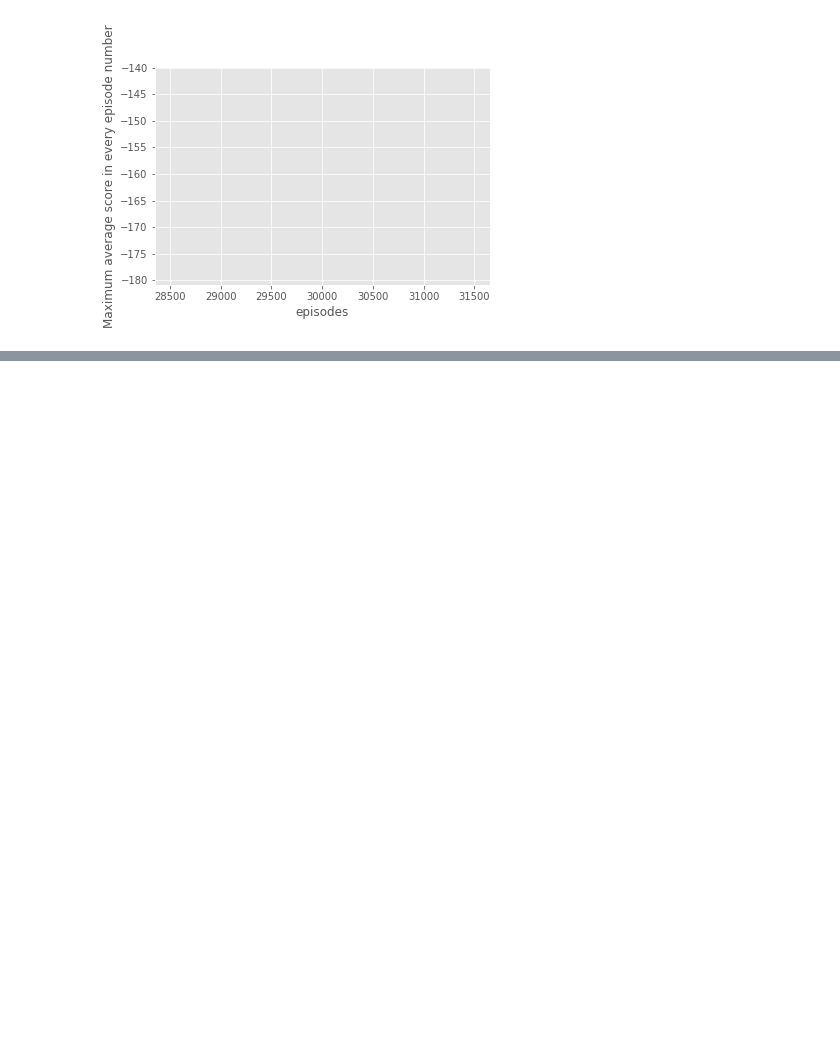
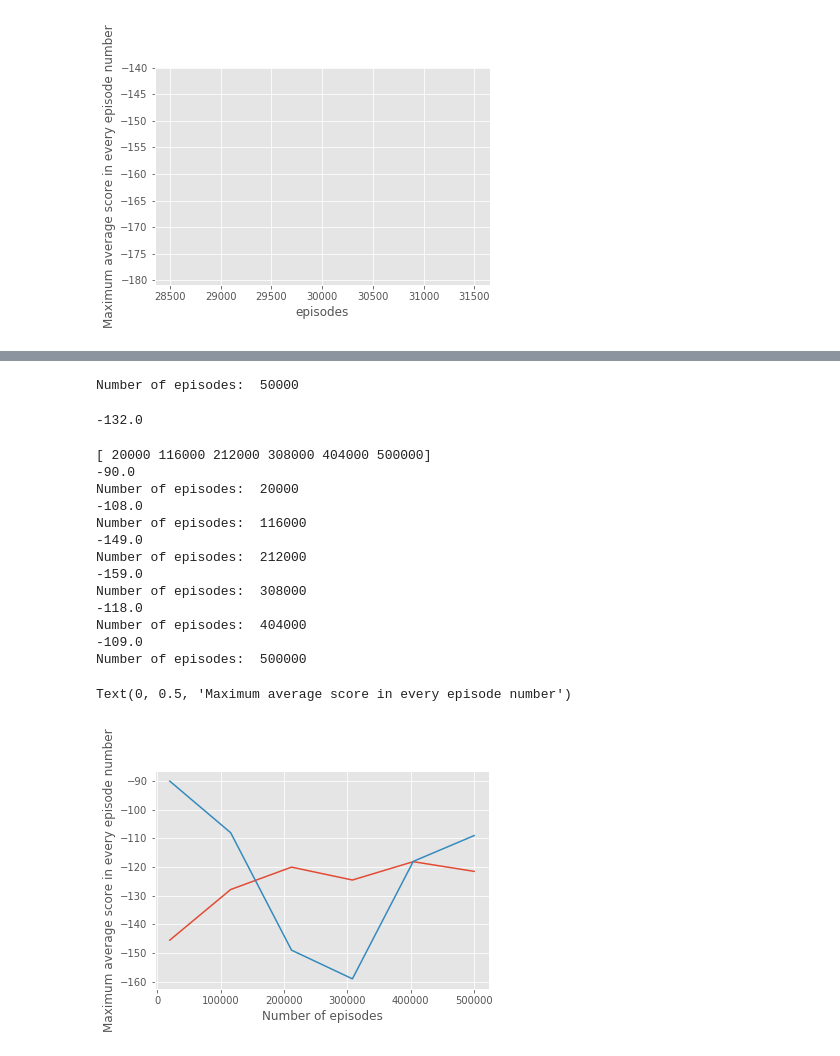
Before and after one commit to TasneemOmara/Mountain-Car-Problem, a Jupyter notebook: MountainCarQLearning.ipynb, the cells around one changed output, grey strips where cells are left out. Cells and saved outputs as stored; diff of their text form; code cells hidden in the pictures; blank space fills up the shorter version.

Commit message:
adding average testing

```diff
--- a/MountainCarQLearning.ipynb
+++ b/MountainCarQLearning.ipynb
@@ -693,0 +699,50 @@ Number of episodes:  30040
+# %%
+    Q, scores, max_avg_score = q_learning_discrete(env, 30000)
+    max_avg_score_training.append(max_avg_score)
+    score_test = test_algorithm(env, Q)
+    score_testing.append(score_test)
+    print ("Number of episodes: ", episode)
+# %% [output]
+Number of episodes:  50000
+# %%
+test_algorithm(env, Q, render = True)
+env.close()
+# %% [output]
+-132.0
+# %%
+"Trial with random seed"
+
+max_avg_score_training = []
+score_testing = []
+episodes = np.linspace(20000,500000, num = 6, dtype=int)
+print(episodes)
+for episode in episodes:
+    Q, scores, max_avg_score = q_learning_discrete(env, episode, bins = (20,20))
+    max_avg_score_training.append(max_avg_score)
+    score_test = test_algorithm(env, Q, bins = (20,20))
+    score_testing.append(score_test)
+    print ("Number of episodes: ", episode)
+    #plot_scores(scores)
+
+plt.plot(episodes, max_avg_score_training)
+plt.xlabel('Number of episodes')
+plt.ylabel('Maximum average score in every episode number')
+plt.plot(episodes, score_testing)
+plt.xlabel('Number of episodes')
+plt.ylabel('Maximum average score in every episode number')
+# %% [output]
+[ 20000 116000 212000 308000 404000 500000]
+-90.0
+Number of episodes:  20000
+-108.0
+Number of episodes:  116000
+-149.0
+Number of episodes:  212000
+-159.0
+Number of episodes:  308000
+-118.0
+Number of episodes:  404000
+-109.0
+Number of episodes:  500000
+Text(0, 0.5, 'Maximum average score in every episode number')
+[figure, added]
```
Also changed, not shown: parts of 5 cells of this notebook.
